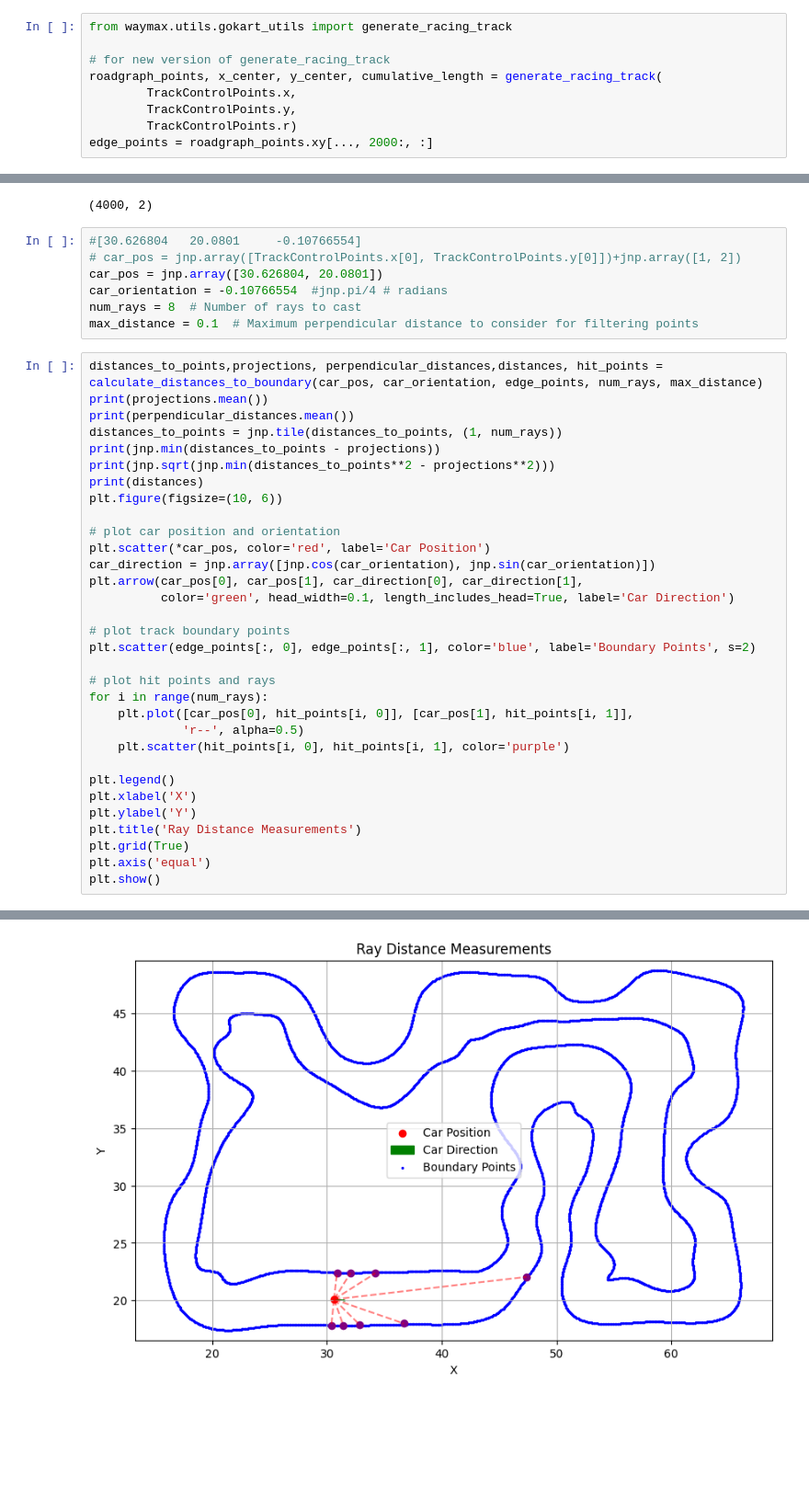
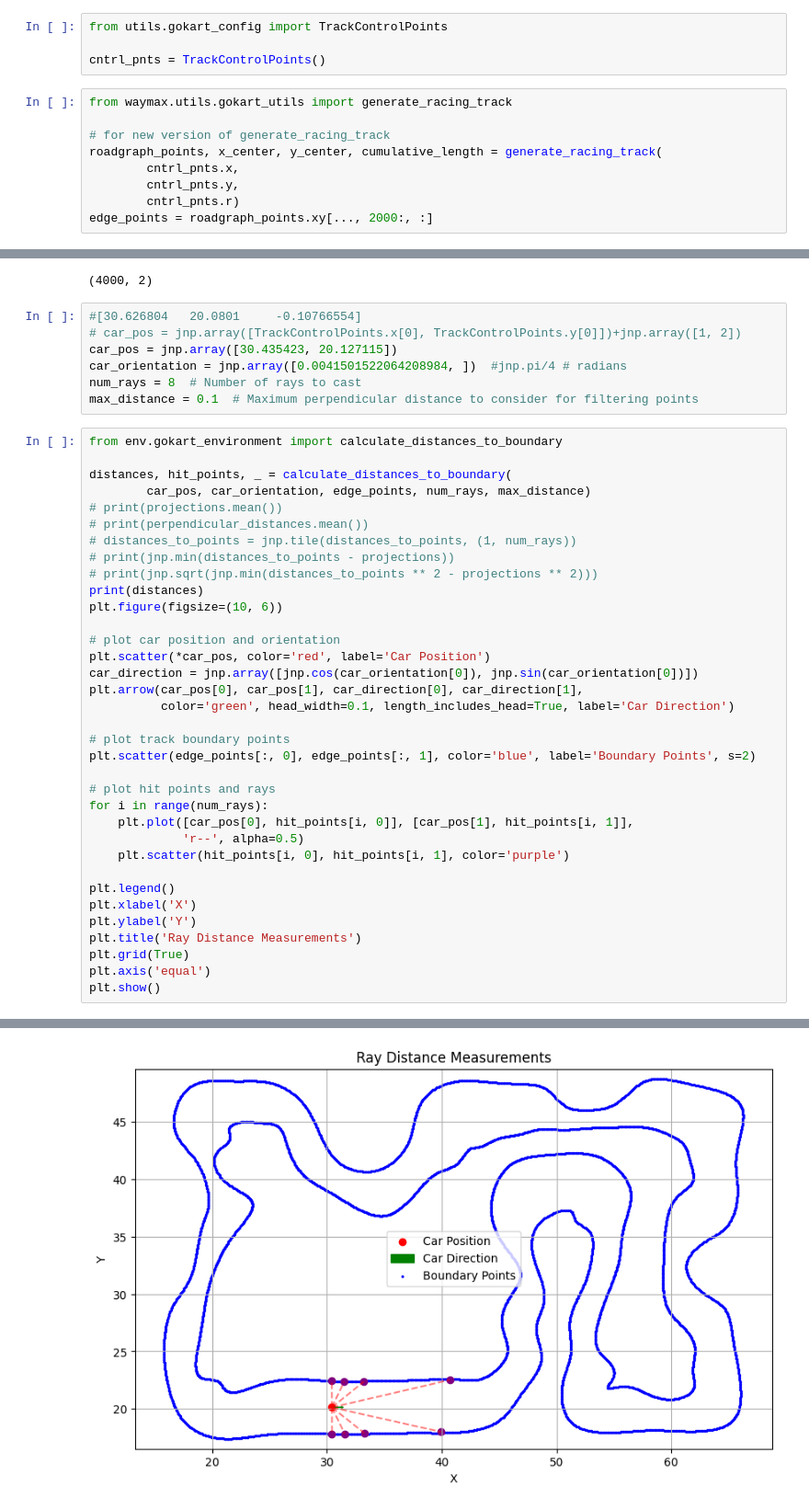
Before and after one commit to idsc-frazzoli/waymax, a Jupyter notebook: waymax/demo_scripts/demo_distance_to_edge.ipynb, the cells around one changed output, grey strips where cells are left out. Shown: that part at 92% size. Drawn from its saved outputs; the diff is of its cells as text; blank space fills up the shorter version.

```diff
--- a/waymax/demo_scripts/demo_distance_to_edge.ipynb
+++ b/waymax/demo_scripts/demo_distance_to_edge.ipynb
@@ -69,11 +39,15 @@ class TrackControlPoints:
+# %%
+from utils.gokart_config import TrackControlPoints
+
+cntrl_pnts = TrackControlPoints()
 # %%
 from waymax.utils.gokart_utils import generate_racing_track
 
 # for new version of generate_racing_track
 roadgraph_points, x_center, y_center, cumulative_length = generate_racing_track(
-        TrackControlPoints.x,
-        TrackControlPoints.y,
-        TrackControlPoints.r)
+        cntrl_pnts.x,
+        cntrl_pnts.y,
+        cntrl_pnts.r)
 edge_points = roadgraph_points.xy[..., 2000:, :]
 # %%
 print(edge_points.shape)
@@ -82,23 +56,26 @@ print(edge_points.shape)
 # %%
 #[30.626804   20.0801     -0.10766554]
 # car_pos = jnp.array([TrackControlPoints.x[0], TrackControlPoints.y[0]])+jnp.array([1, 2])
-car_pos = jnp.array([30.626804, 20.0801])
-car_orientation = -0.10766554  #jnp.pi/4 # radians
+car_pos = jnp.array([30.435423, 20.127115])
+car_orientation = jnp.array([0.0041501522064208984, ])  #jnp.pi/4 # radians
 num_rays = 8  # Number of rays to cast
 max_distance = 0.1  # Maximum perpendicular distance to consider for filtering points
 # %%
-distances_to_points,projections, perpendicular_distances,distances, hit_points = calculate_distances_to_boundary(car_pos, car_orientation, edge_points, num_rays, max_distance)
-print(projections.mean())
-print(perpendicular_distances.mean())
-distances_to_points = jnp.tile(distances_to_points, (1, num_rays))
-print(jnp.min(distances_to_points - projections))
-print(jnp.sqrt(jnp.min(distances_to_points**2 - projections**2)))
+from env.gokart_environment import calculate_distances_to_boundary
+
+distances, hit_points, _ = calculate_distances_to_boundary(
+        car_pos, car_orientation, edge_points, num_rays, max_distance)
+# print(projections.mean())
+# print(perpendicular_distances.mean())
+# distances_to_points = jnp.tile(distances_to_points, (1, num_rays))
+# print(jnp.min(distances_to_points - projections))
+# print(jnp.sqrt(jnp.min(distances_to_points ** 2 - projections ** 2)))
 print(distances)
 plt.figure(figsize=(10, 6))
 
 # plot car position and orientation
 plt.scatter(*car_pos, color='red', label='Car Position')
-car_direction = jnp.array([jnp.cos(car_orientation), jnp.sin(car_orientation)])
+car_direction = jnp.array([jnp.cos(car_orientation[0]), jnp.sin(car_orientation[0])])
 plt.arrow(car_pos[0], car_pos[1], car_direction[0], car_direction[1],
           color='green', head_width=0.1, length_includes_head=True, label='Car Direction')
 
@@ -128 +105 @@ plt.show()
-[figure, old version]
+[figure, new version]
```
Also changed, not shown: parts of 4 cells of this notebook, 3 other files.
